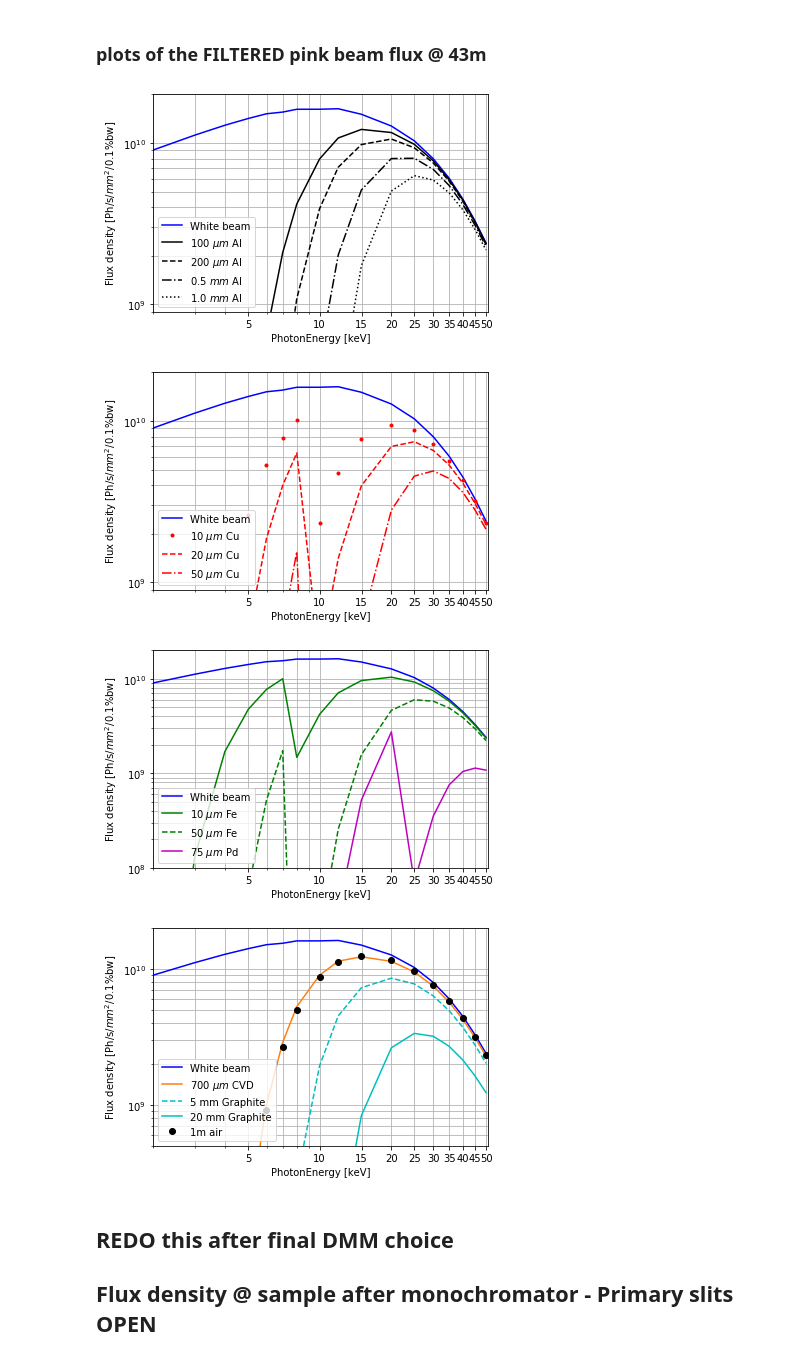
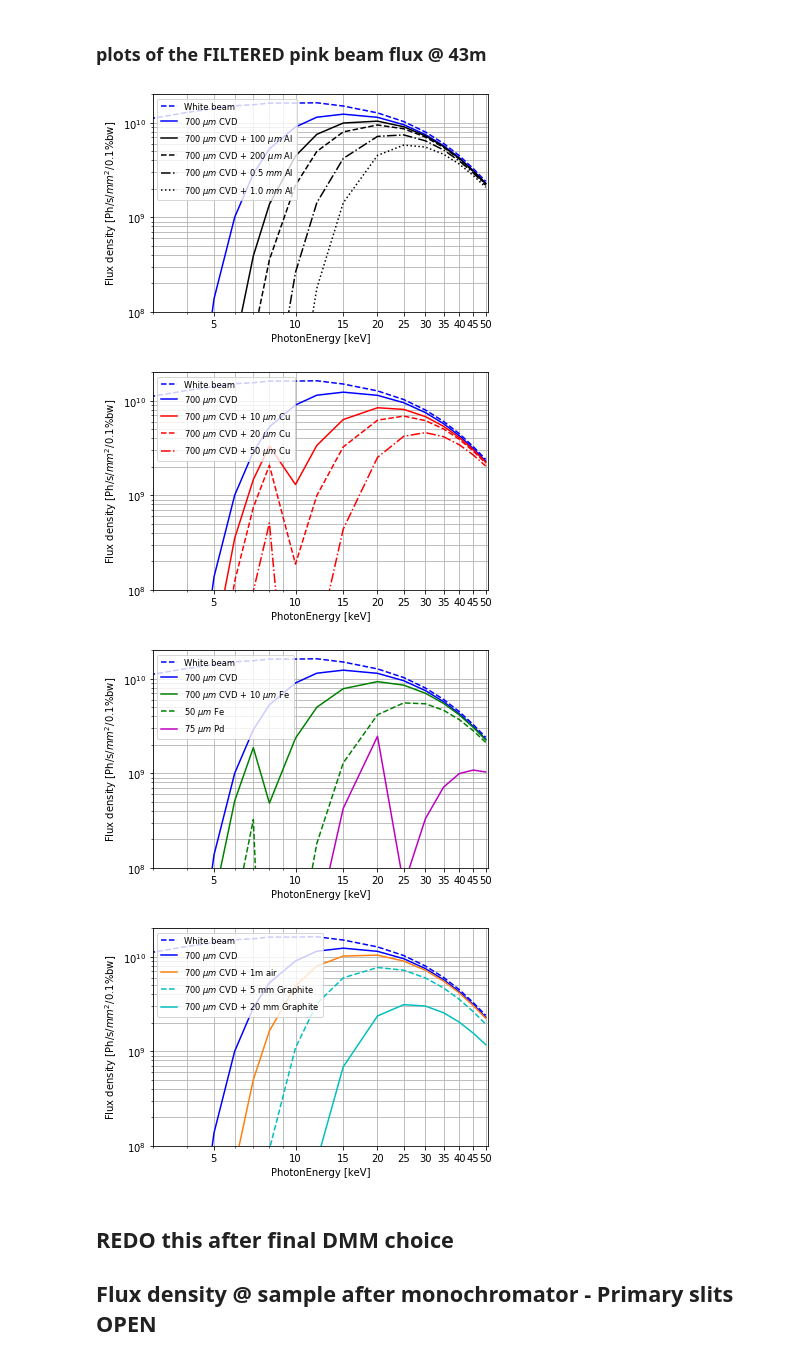
Before and after one commit to gianthk/BEATS_raytracing, a Jupyter notebook: BEATS_TDR-Chapter_07f_Optics_Raytracing-Flux_density.ipynb, the cells around one changed output. Cells and saved outputs as stored; diff of their text form; code cells hidden in the pictures.

Commit message:
minor changes to the pink beam plots (filters)

```diff
--- a/BEATS_TDR-Chapter_07f_Optics_Raytracing-Flux_density.ipynb
+++ b/BEATS_TDR-Chapter_07f_Optics_Raytracing-Flux_density.ipynb
@@ -106,84 +102,89 @@ plt.grid(True, which="both")
 [figure]
 # %% [markdown]
 ### plots of the FILTERED pink beam flux @ 43m
+# %%
+T_CVD = T_data[:,13] # Transmissivity of 0.7 mm thick CVD diamond window
 # %%
 # Al FILTERS
 f, ax = plt.subplots()
-plt.plot(1e-3*T_data[:,0], Flux_d_1mrad, 'b')
-plt.plot(1e-3*T_data[:,0], Flux_d_1mrad*T_data[:,1], 'k')
-plt.plot(1e-3*T_data[:,0], Flux_d_1mrad*T_data[:,2], '--k')
-plt.plot(1e-3*T_data[:,0], Flux_d_1mrad*T_data[:,3], '-.k')
-plt.plot(1e-3*T_data[:,0], Flux_d_1mrad*T_data[:,4], ':k')
+plt.plot(1e-3*T_data[:,0], Flux_d_1mrad, '--b')
+plt.plot(1e-3*T_data[:,0], Flux_d_1mrad*T_CVD, 'b')
+plt.plot(1e-3*T_data[:,0], Flux_d_1mrad*T_CVD*T_data[:,1], 'k')
+plt.plot(1e-3*T_data[:,0], Flux_d_1mrad*T_CVD*T_data[:,2], '--k')
+plt.plot(1e-3*T_data[:,0], Flux_d_1mrad*T_CVD*T_data[:,3], '-.k')
+plt.plot(1e-3*T_data[:,0], Flux_d_1mrad*T_CVD*T_data[:,4], ':k')
 ax.set_xscale('log')
 ax.set_yscale('log')
-ax.set(xlim=(2, 51), ylim=(9e8, 2e10))
+ax.set(xlim=(3, 51), ylim=(1e8, 2e10))
 plt.xticks(np.arange(5, 55, 5))
 ax.xaxis.set_major_formatter(ScalarFormatter())
 plt.xlabel('PhotonEnergy [keV]')
 plt.ylabel('Flux density [Ph/s/$mm^2$/0.1%bw]')
 plt.grid(True, which="both")
-plt.legend(['White beam','100 $\mu m$ Al', '200 $\mu m$ Al', '0.5 $mm$ Al', '1.0 $mm$ Al'], loc='lower left')
+plt.legend(['White beam', '700 $\mu m$ CVD', '700 $\mu m$ CVD + 100 $\mu m$ Al', '700 $\mu m$ CVD + 200 $\mu m$ Al', '700 $\mu m$ CVD + 0.5 $mm$ Al', '700 $\mu m$ CVD + 1.0 $mm$ Al'], loc='upper left', fontsize="small")
 f.savefig("BEATS_PinkBeam_flux_density_Al-filter.png", bbox_inches='tight', dpi=600)
 # %% [output]
-[figure, old version]
+[figure, new version]
 # %%
 # Cu FILTERS
 f, ax = plt.subplots()
-plt.plot(1e-3*T_data[:,0], Flux_d_1mrad, 'b')
-plt.plot(1e-3*T_data[:,0], Flux_d_1mrad*T_data[:,5], '.r')
-plt.plot(1e-3*T_data[:,0], Flux_d_1mrad*T_data[:,6], '--r')
-plt.plot(1e-3*T_data[:,0], Flux_d_1mrad*T_data[:,7], '-.r')
+plt.plot(1e-3*T_data[:,0], Flux_d_1mrad, '--b')
+plt.plot(1e-3*T_data[:,0], Flux_d_1mrad*T_CVD, 'b')
+plt.plot(1e-3*T_data[:,0], Flux_d_1mrad*T_CVD*T_data[:,5], 'r')
+plt.plot(1e-3*T_data[:,0], Flux_d_1mrad*T_CVD*T_data[:,6], '--r')
+plt.plot(1e-3*T_data[:,0], Flux_d_1mrad*T_CVD*T_data[:,7], '-.r')
 ax.set_xscale('log')
 ax.set_yscale('log')
-ax.set(xlim=(2, 51), ylim=(9e8, 2e10))
+ax.set(xlim=(3, 51), ylim=(1e8, 2e10))
 plt.xticks(np.arange(5, 55, 5))
 ax.xaxis.set_major_formatter(ScalarFormatter())
 plt.xlabel('PhotonEnergy [keV]')
 plt.ylabel('Flux density [Ph/s/$mm^2$/0.1%bw]')
 plt.grid(True, which="both")
-plt.legend(['White beam','10 $\mu m$ Cu', '20 $\mu m$ Cu', '50 $\mu m$ Cu'], loc='lower left')
+plt.legend(['White beam', '700 $\mu m$ CVD', '700 $\mu m$ CVD + 10 $\mu m$ Cu', '700 $\mu m$ CVD + 20 $\mu m$ Cu', '700 $\mu m$ CVD + 50 $\mu m$ Cu'], loc='upper left', fontsize="small")
 f.savefig("BEATS_PinkBeam_flux_density_Cu-filter.png", bbox_inches='tight', dpi=600)
 # %% [output]
-[figure, old version]
+[figure, new version]
 # %%
 # Fe and Pd FILTERS
 f, ax = plt.subplots()
-plt.plot(1e-3*T_data[:,0], Flux_d_1mrad, 'b')
-plt.plot(1e-3*T_data[:,0], Flux_d_1mrad*T_data[:,8], 'g')
-plt.plot(1e-3*T_data[:,0], Flux_d_1mrad*T_data[:,9], '--g')
-plt.plot(1e-3*T_data[:,0], Flux_d_1mrad*T_data[:,10], 'm')
+plt.plot(1e-3*T_data[:,0], Flux_d_1mrad, '--b')
+plt.plot(1e-3*T_data[:,0], Flux_d_1mrad*T_CVD, 'b')
+plt.plot(1e-3*T_data[:,0], Flux_d_1mrad*T_CVD*T_data[:,8], 'g')
+plt.plot(1e-3*T_data[:,0], Flux_d_1mrad*T_CVD*T_data[:,9], '--g')
+plt.plot(1e-3*T_data[:,0], Flux_d_1mrad*T_CVD*T_data[:,10], 'm')
 ax.set_xscale('log')
 ax.set_yscale('log')
-ax.set(xlim=(2, 51), ylim=(1e8, 2e10))
+ax.set(xlim=(3, 51), ylim=(1e8, 2e10))
 plt.xticks(np.arange(5, 55, 5))
 ax.xaxis.set_major_formatter(ScalarFormatter())
 plt.xlabel('PhotonEnergy [keV]')
 plt.ylabel('Flux density [Ph/s/$mm^2$/0.1%bw]')
 plt.grid(True, which="both")
-plt.legend(['White beam','10 $\mu m$ Fe', '50 $\mu m$ Fe', '75 $\mu m$ Pd'], loc='lower left')
+plt.legend(['White beam', '700 $\mu m$ CVD', '700 $\mu m$ CVD + 10 $\mu m$ Fe', '50 $\mu m$ Fe', '75 $\mu m$ Pd'], loc='upper left', fontsize="small")
 f.savefig("BEATS_PinkBeam_flux_density_Fe-Pd-filter.png", bbox_inches='tight', dpi=600)
 # %% [output]
-[figure, old version]
+[figure, new version]
 # %%
 # C and air FILTERS
 f, ax = plt.subplots()
-plt.plot(1e-3*T_data[:,0], Flux_d_1mrad, 'b')
-plt.plot(1e-3*T_data[:,0], Flux_d_1mrad*T_data[:,13], 'C1')
-plt.plot(1e-3*T_data[:,0], Flux_d_1mrad*T_data[:,11], '--c')
-plt.plot(1e-3*T_data[:,0], Flux_d_1mrad*T_data[:,12], 'c')
-plt.plot(1e-3*T_data[:,0], Flux_d_1mrad*T_data[:,14], 'ok')
+plt.plot(1e-3*T_data[:,0], Flux_d_1mrad, '--b')
+plt.plot(1e-3*T_data[:,0], Flux_d_1mrad*T_CVD, 'b')
+plt.plot(1e-3*T_data[:,0], Flux_d_1mrad*T_CVD*T_data[:,14], 'C1')
+plt.plot(1e-3*T_data[:,0], Flux_d_1mrad*T_CVD*T_data[:,11], '--c')
+plt.plot(1e-3*T_data[:,0], Flux_d_1mrad*T_CVD*T_data[:,12], 'c')
 ax.set_xscale('log')
 ax.set_yscale('log')
-ax.set(xlim=(2, 51), ylim=(5e8, 2e10))
+ax.set(xlim=(3, 51), ylim=(1e8, 2e10))
 plt.xticks(np.arange(5, 55, 5))
 ax.xaxis.set_major_formatter(ScalarFormatter())
 plt.xlabel('PhotonEnergy [keV]')
 plt.ylabel('Flux density [Ph/s/$mm^2$/0.1%bw]')
 plt.grid(True, which="both")
-plt.legend(['White beam','700 $\mu m$ CVD', '5 mm Graphite', '20 mm Graphite', '1m air'], loc='lower left')
+plt.legend(['White beam','700 $\mu m$ CVD', '700 $\mu m$ CVD + 1m air', '700 $\mu m$ CVD + 5 mm Graphite', '700 $\mu m$ CVD + 20 mm Graphite'], loc='upper left', fontsize="small")
 f.savefig("BEATS_PinkBeam_flux_density_C-air-filter.png", bbox_inches='tight', dpi=600)
 # %% [output]
-[figure, old version]
+[figure, new version]
 # %% [markdown]
 ## REDO this after final DMM choice
 ## Flux density @ sample after monochromator - Primary slits OPEN
```
Also changed, not shown: parts of 2 cells of this notebook, 4 other files.
